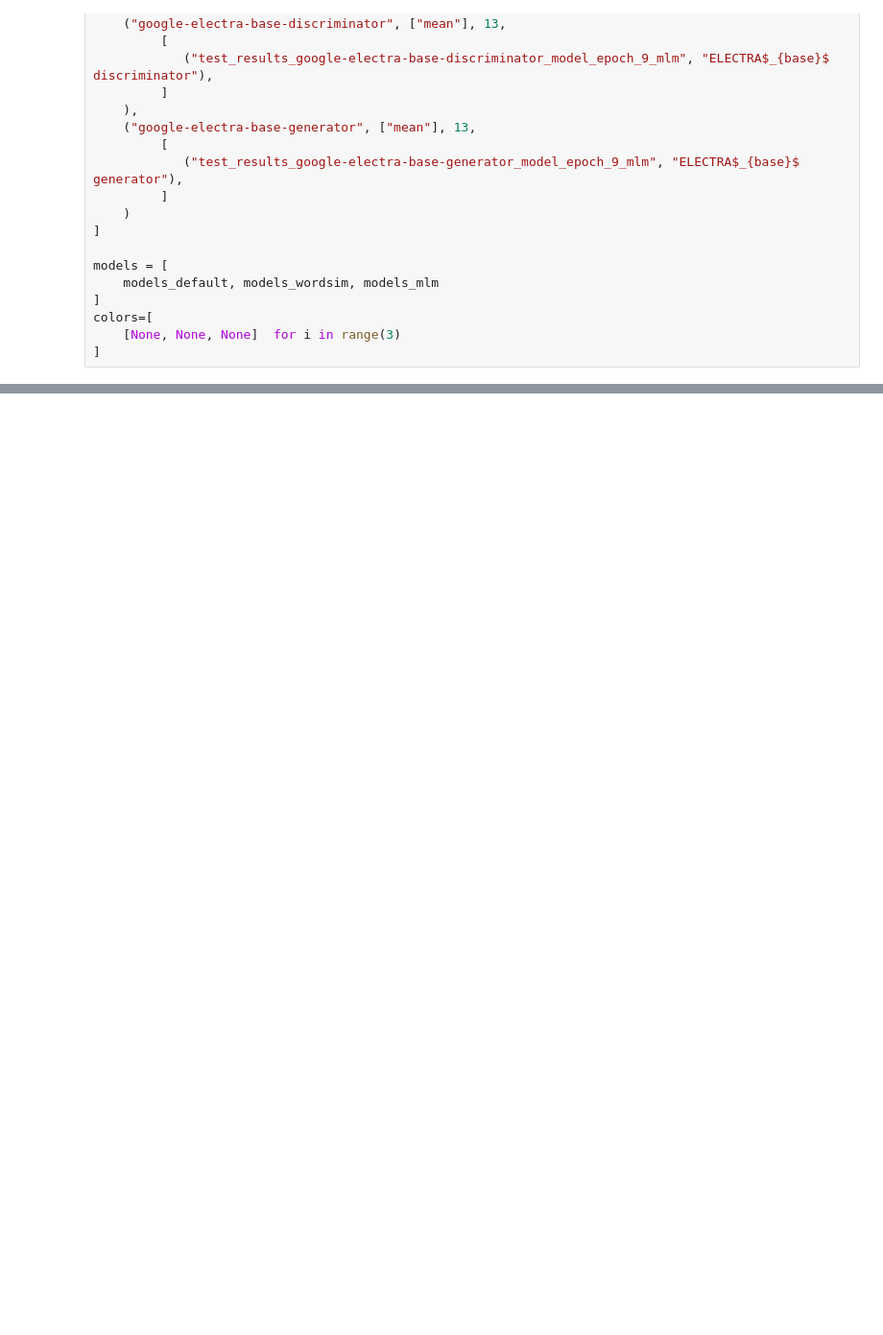
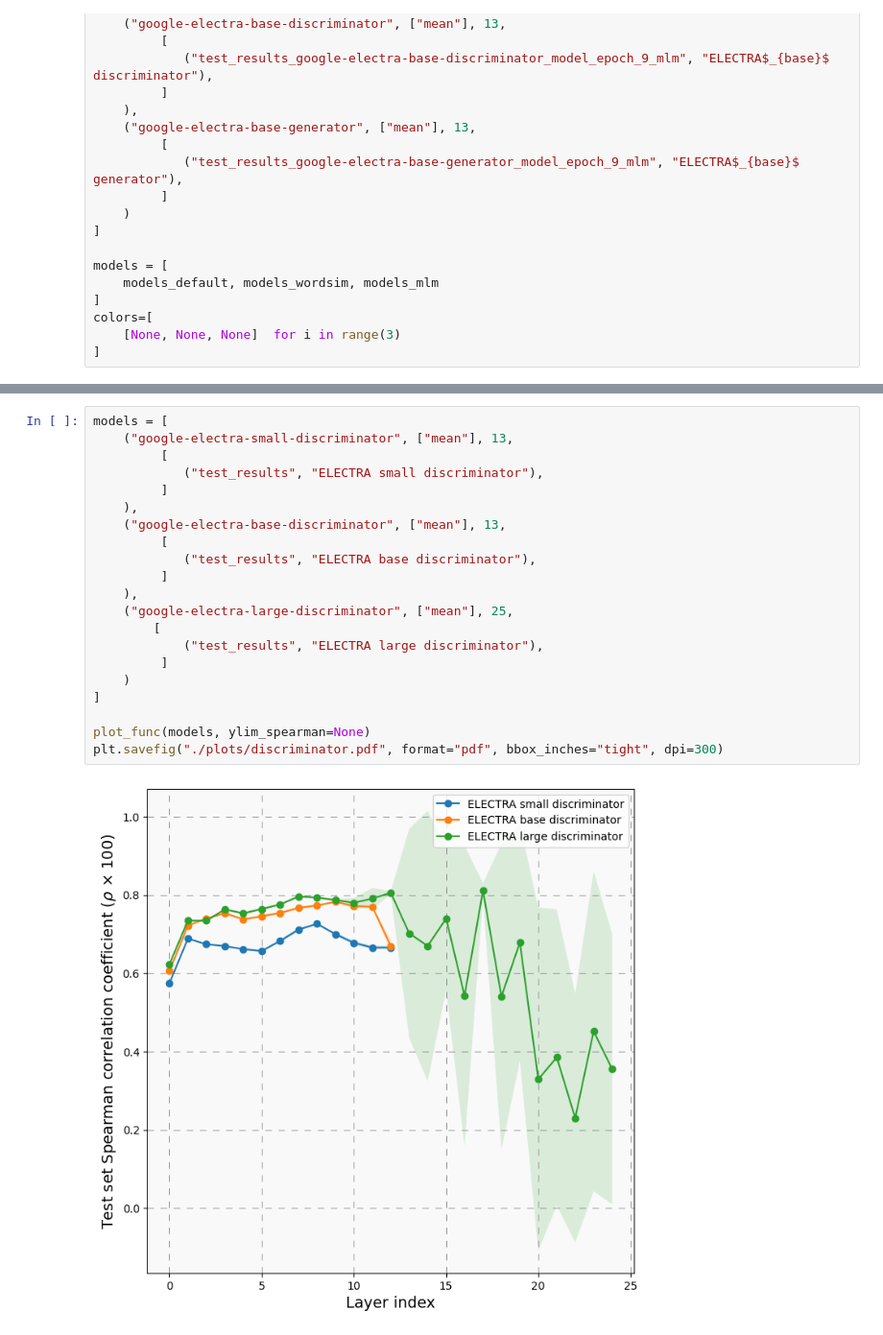
Before and after one commit to ir2718/similarity-embedding-quality, a Jupyter notebook: notebooks/plots.ipynb, the cells around one changed output, grey strips where cells are left out. Shown at 96% size. Drawn from its saved outputs; the diff is of its cells as text; blank space fills up the shorter version.

```diff
--- a/notebooks/plots.ipynb
+++ b/notebooks/plots.ipynb
@@ -231,0 +269,23 @@ plt.savefig("./plots/pareto.png", format="png", bbox_inches="tight")
+# %%
+models = [
+    ("google-electra-small-discriminator", ["mean"], 13,
+         [
+            ("test_results", "ELECTRA small discriminator"),
+         ]
+    ),
+    ("google-electra-base-discriminator", ["mean"], 13,
+         [
+            ("test_results", "ELECTRA base discriminator"),
+         ]
+    ),
+    ("google-electra-large-discriminator", ["mean"], 25,
+        [
+            ("test_results", "ELECTRA large discriminator"),
+         ]
+    )
+]
+
+plot_func(models, ylim_spearman=None)
+plt.savefig("./plots/discriminator.pdf", format="pdf", bbox_inches="tight", dpi=300)
+# %% [output]
+[figure, added]
```
Also changed, not shown: parts of 8 cells of this notebook, 4 other files.
